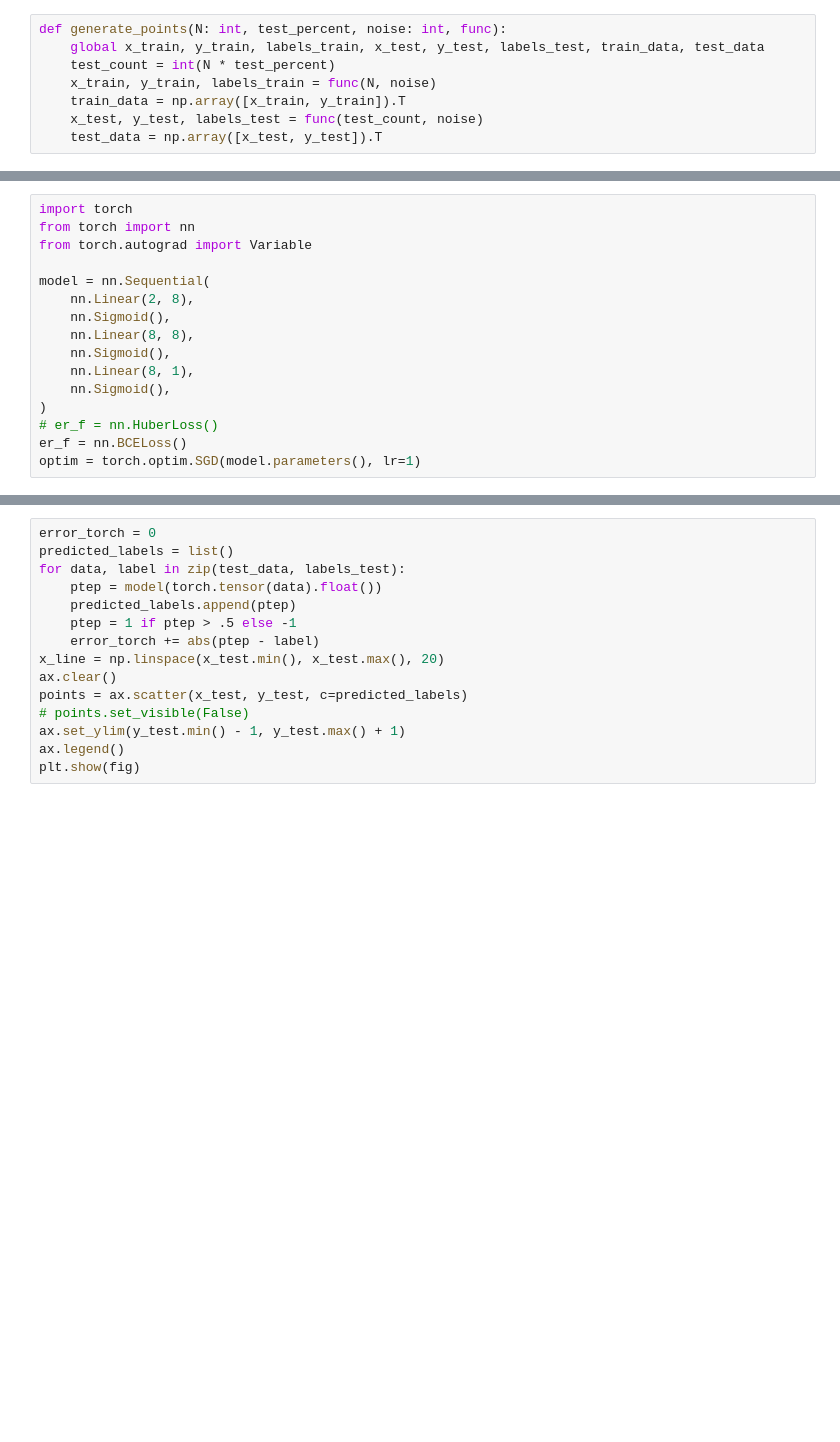
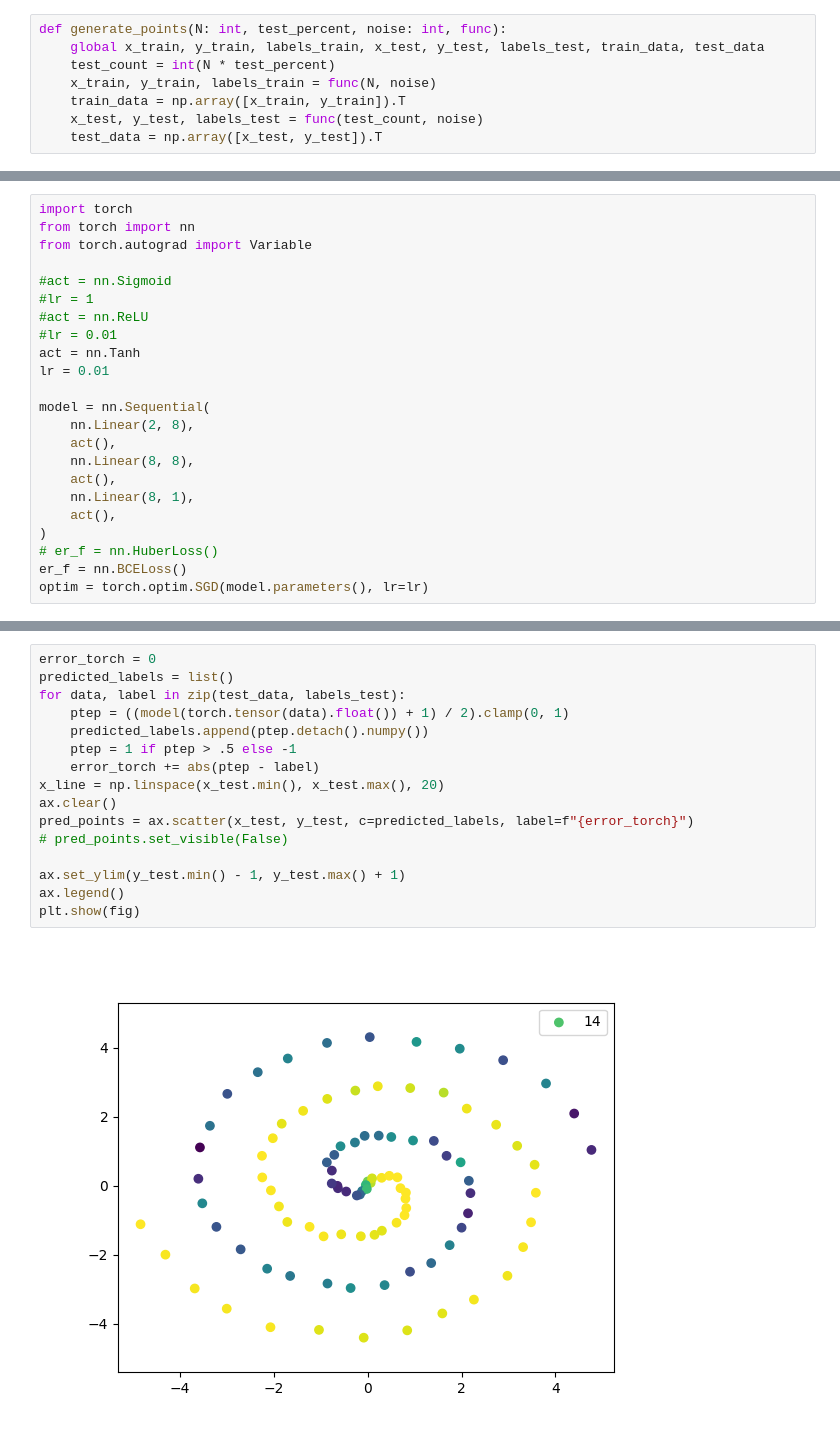
Before and after one commit to Alex1um/tmml, a Jupyter notebook: 5.ipynb, the cells around one changed output, grey strips where cells are left out. Drawn from its saved outputs; the diff is of its cells as text; blank space fills up the shorter version.

```diff
--- a/5.ipynb
+++ b/5.ipynb
@@ -85,14 +107,21 @@ import torch
 from torch import nn
 from torch.autograd import Variable
 
+#act = nn.Sigmoid
+#lr = 1
+#act = nn.ReLU
+#lr = 0.01
+act = nn.Tanh
+lr = 0.01
+
 model = nn.Sequential(
     nn.Linear(2, 8),
-    nn.Sigmoid(),
+    act(),
     nn.Linear(8, 8),
-    nn.Sigmoid(),
+    act(),
     nn.Linear(8, 1),
-    nn.Sigmoid(),
+    act(),
 )
 # er_f = nn.HuberLoss()
 er_f = nn.BCELoss()
-optim = torch.optim.SGD(model.parameters(), lr=1)
+optim = torch.optim.SGD(model.parameters(), lr=lr)
@@ -115,15 +144,18 @@ print(loss)
 # %%
 error_torch = 0
 predicted_labels = list()
 for data, label in zip(test_data, labels_test):
-    ptep = model(torch.tensor(data).float())
-    predicted_labels.append(ptep)
+    ptep = ((model(torch.tensor(data).float()) + 1) / 2).clamp(0, 1)
+    predicted_labels.append(ptep.detach().numpy())
     ptep = 1 if ptep > .5 else -1
     error_torch += abs(ptep - label)
 x_line = np.linspace(x_test.min(), x_test.max(), 20)
 ax.clear()
-points = ax.scatter(x_test, y_test, c=predicted_labels)
-# points.set_visible(False)
+pred_points = ax.scatter(x_test, y_test, c=predicted_labels, label=f"{error_torch}")
+# pred_points.set_visible(False)
+
 ax.set_ylim(y_test.min() - 1, y_test.max() + 1)
 ax.legend()
 plt.show(fig)
+# %% [output]
+[figure, added]
```
Also changed, not shown: parts of 5 cells of this notebook.
